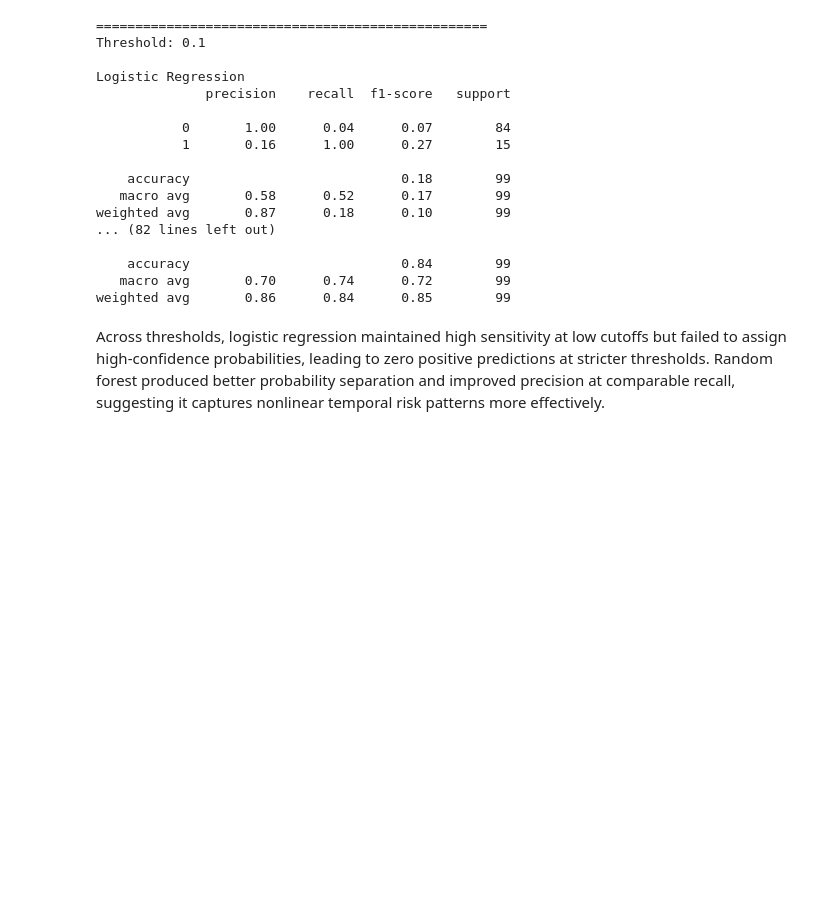
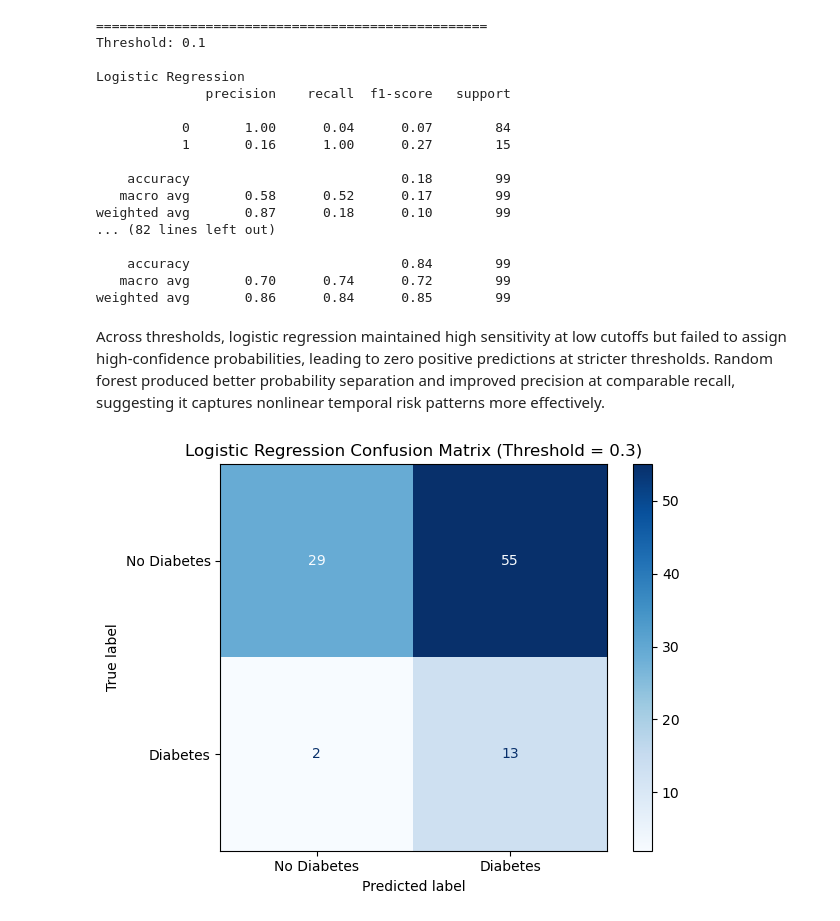
Before and after one commit to DevSSMD/Diabetes_Onset_Prediction_FHIR, a Jupyter notebook: Notebooks_Diabetes_Prediction/06_Evaluation.ipynb, the cells around one changed output. Cells and saved outputs as stored; diff of their text form; code cells hidden in the pictures; blank space fills up the shorter version.

Commit message:
added confusion matrix plots

```diff
--- a/Notebooks_Diabetes_Prediction/06_Evaluation.ipynb
+++ b/Notebooks_Diabetes_Prediction/06_Evaluation.ipynb
@@ -148,3 +148,22 @@ weighted avg       0.87      0.18      0.10        99
 weighted avg       0.86      0.84      0.85        99
 # %% [markdown]
 Across thresholds, logistic regression maintained high sensitivity at low cutoffs but failed to assign high-confidence probabilities, leading to zero positive predictions at stricter thresholds. Random forest produced better probability separation and improved precision at comparable recall, suggesting it captures nonlinear temporal risk patterns more effectively.
+# %%
+# logistic regression confusion matrix at chosen threshold 0.3
+
+y_preds_lr = (y_proba_lr >= 0.3).astype(int)
+
+cm_lr = confusion_matrix(y_test, y_preds_lr)
+
+# Plot
+disp = ConfusionMatrixDisplay(
+    confusion_matrix=cm_lr,
+    display_labels=["No Diabetes", "Diabetes"]
+)
+
+disp.plot(cmap="Blues")
+plt.title(f"Logistic Regression Confusion Matrix (Threshold = 0.3)")
+plt.tight_layout()
+plt.savefig(f"{fig_dir}/cm_lr.png",dpi=300)
+# %% [output]
+[figure, added]
```
Also changed, not shown: parts of 1 cell of this notebook, 2 other files.
